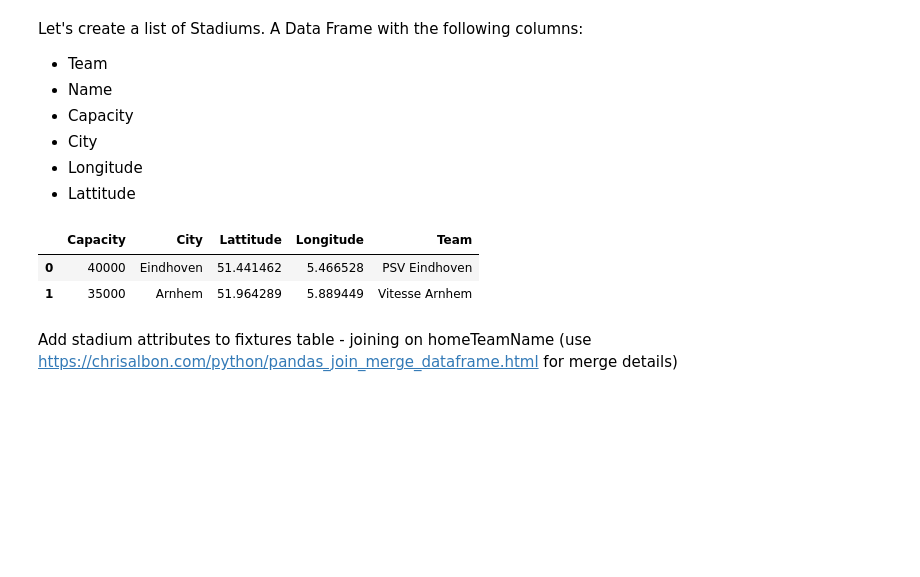
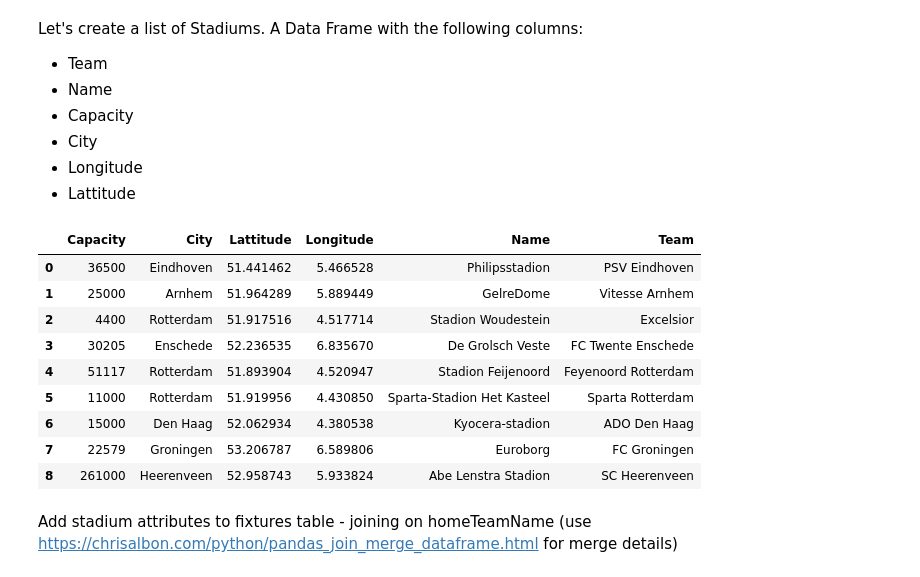
Before and after one commit to lucasjellema/jupyter-notebook-eredivisie, a Jupyter notebook: EredivisieResults_2016_2017.ipynb, the cells around one changed output. Cells and saved outputs as stored; diff of their text form; code cells hidden in the pictures; blank space fills up the shorter version.

Commit message:
popup improved in map; added more stadiums

```diff
--- a/EredivisieResults_2016_2017.ipynb
+++ b/EredivisieResults_2016_2017.ipynb
@@ -201,17 +201,30 @@ Let's create a list of Stadiums. A Data Frame with the following columns:
 * City
 * Longitude
 * Lattitude
-# %%
-stadiums = pandas.DataFrame(
-    [ {'Team': 'PSV Eindhoven', 'Capacity':40000, 'City':'Eindhoven', 'Lattitude':51.441462, 'Longitude':5.466528}
-    , {'Team': 'Vitesse Arnhem', 'Capacity':35000, 'City':'Arnhem', 'Lattitude':51.964289, 'Longitude':5.8894493}
-
-    ])
-stadiums
-# %% [output]
-|  | Capacity | City | Lattitude | Longitude | Team |
-| 0 | 40000 | Eindhoven | 51.441462 | 5.466528 | PSV Eindhoven |
-| 1 | 35000 | Arnhem | 51.964289 | 5.889449 | Vitesse Arnhem |
+# %%
+stadiums = pandas.DataFrame(
+    [ {'Team': 'PSV Eindhoven', 'Capacity':36500, 'City':'Eindhoven', 'Lattitude':51.441462, 'Longitude':5.466528, 'Name':'Philipsstadion'}
+    , {'Team': 'Vitesse Arnhem', 'Capacity':25000, 'City':'Arnhem', 'Lattitude':51.964289, 'Longitude':5.8894493,'Name':'GelreDome'}
+    , {'Team': 'Excelsior', 'Capacity':4400, 'City':'Rotterdam', 'Lattitude':51.9175164, 'Longitude':4.5177137,'Name':'Stadion Woudestein'}
+    , {'Team': 'FC Twente Enschede', 'Capacity':30205, 'City':'Enschede', 'Lattitude':52.2365348, 'Longitude':6.8356701,'Name':'De Grolsch Veste'}
+    , {'Team': 'Feyenoord Rotterdam', 'Capacity':51117, 'City':'Rotterdam', 'Lattitude':51.8939035, 'Longitude':4.5209467,'Name':'Stadion Feijenoord'}
+    , {'Team': 'Sparta Rotterdam', 'Capacity':11000, 'City':'Rotterdam', 'Lattitude':51.9199557, 'Longitude':4.43085,'Name':'Sparta-Stadion Het Kasteel'}
+    , {'Team': 'ADO Den Haag', 'Capacity':15000, 'City':'Den Haag', 'Lattitude':52.0629342, 'Longitude':4.3805384,'Name':'Kyocera-stadion'}
+    , {'Team': 'FC Groningen', 'Capacity':22579, 'City':'Groningen', 'Lattitude':53.2067866, 'Longitude':6.5898065,'Name':'Euroborg'}
+    , {'Team': 'SC Heerenveen', 'Capacity':261000, 'City':'Heerenveen', 'Lattitude':52.9587432, 'Longitude':5.9338243,'Name':'Abe Lenstra Stadion'}
+    ])
+stadiums
+# %% [output]
+|  | Capacity | City | Lattitude | Longitude | Name | Team |
+| 0 | 36500 | Eindhoven | 51.441462 | 5.466528 | Philipsstadion | PSV Eindhoven |
+| 1 | 25000 | Arnhem | 51.964289 | 5.889449 | GelreDome | Vitesse Arnhem |
+| 2 | 4400 | Rotterdam | 51.917516 | 4.517714 | Stadion Woudestein | Excelsior |
+| 3 | 30205 | Enschede | 52.236535 | 6.835670 | De Grolsch Veste | FC Twente Enschede |
+| 4 | 51117 | Rotterdam | 51.893904 | 4.520947 | Stadion Feijenoord | Feyenoord Rotterdam |
+| 5 | 11000 | Rotterdam | 51.919956 | 4.430850 | Sparta-Stadion Het Kasteel | Sparta Rotterdam |
+| 6 | 15000 | Den Haag | 52.062934 | 4.380538 | Kyocera-stadion | ADO Den Haag |
+| 7 | 22579 | Groningen | 53.206787 | 6.589806 | Euroborg | FC Groningen |
+| 8 | 261000 | Heerenveen | 52.958743 | 5.933824 | Abe Lenstra Stadion | SC Heerenveen |
 # %% [markdown]
 Add stadium attributes to fixtures table - joining on homeTeamName
 (use https://chrisalbon.com/python/pandas_join_merge_dataframe.html for merge details)
```
Also changed, not shown: parts of 4 cells of this notebook.
